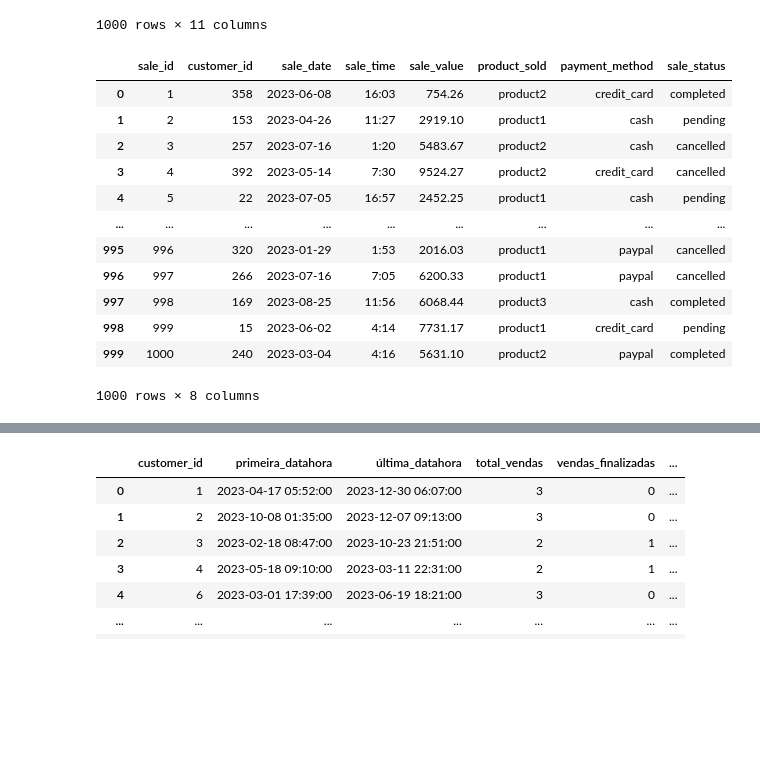
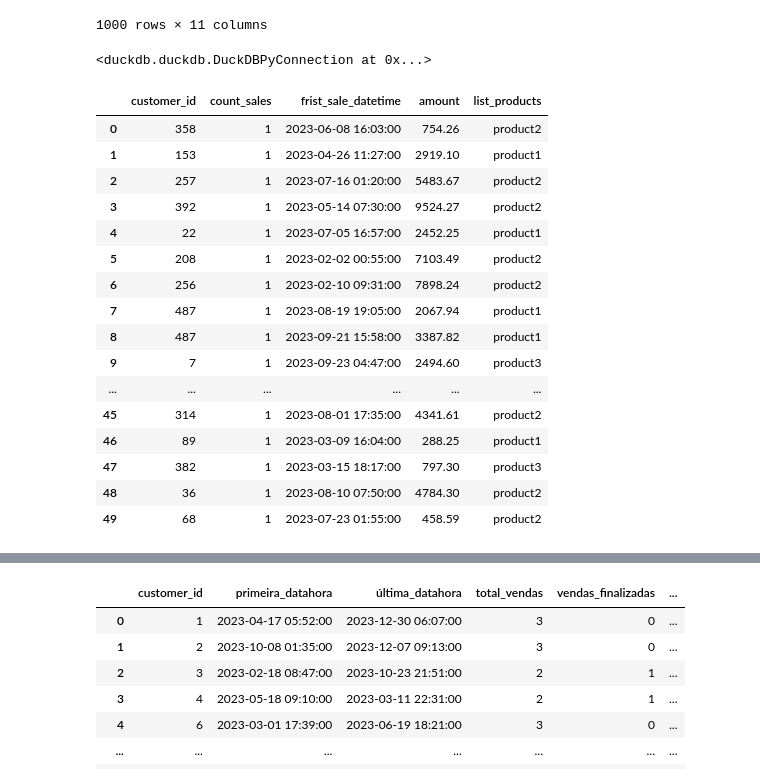
Before and after one commit to Renatoelho/data-lake, a Jupyter notebook: app/notebooks/criando-e-configurando-ambiente-datalake.ipynb, the cells around one changed output, grey strips where cells are left out. Cells and saved outputs as stored; diff of their text form; code cells hidden in the pictures; blank space fills up the shorter version.

```diff
--- a/app/notebooks/criando-e-configurando-ambiente-datalake.ipynb
+++ b/app/notebooks/criando-e-configurando-ambiente-datalake.ipynb
@@ -61,19 +62,49 @@ display(customer_df)
 1000 rows × 11 columns
 # %%
 sales_df = pd.read_csv("sales.txt", sep=";")
+# %%
+import duckdb
+
+conexao = duckdb.connect(database=":memory:", read_only=False)
+
+conexao.register("sales", sales_df)
+# %% [output]
+<duckdb.duckdb.DuckDBPyConnection at 0x...>
 # %%
-sales_df
+#query = "SELECT * FROM sales;"
+
+
+query = """
+SELECT  customer_id,
+        count(*) count_sales,
+        min(cast(concat(sale_date, ' ', lpad(sale_time, 5, '0'), ':00') as timestamp)) frist_sale_datetime,
+        sum(sale_value) amount,
+        --case when sale_status = 'completed' then sum(sale_value) else 0.00 end as amount_sold,
+        --case when sale_status = 'pending' then sum(sale_value) else 0.00 end as amount_pending,
+        --case when sale_status = 'cancelled' then sum(sale_value) else 0.00 end as amount_cancelled,
+        group_concat(product_sold, ',') list_products
+FROM sales
+GROUP BY customer_id, product_sold, sale_date, sale_time
+ORDER BY 2 DESC;
+"""
+
+resultado = conexao.execute(query).df()
+resultado.head(50)
 # %% [output]
-|  | sale_id | customer_id | sale_date | sale_time | sale_value | product_sold | payment_method | sale_status |
-| 0 | 1 | 358 | 2023-06-08 | 16:03 | 754.26 | product2 | credit_card | completed |
-| 1 | 2 | 153 | 2023-04-26 | 11:27 | 2919.10 | product1 | cash | pending |
-| 2 | 3 | 257 | 2023-07-16 | 1:20 | 5483.67 | product2 | cash | cancelled |
-| 3 | 4 | 392 | 2023-05-14 | 7:30 | 9524.27 | product2 | credit_card | cancelled |
-| 4 | 5 | 22 | 2023-07-05 | 16:57 | 2452.25 | product1 | cash | pending |
-| ... | ... | ... | ... | ... | ... | ... | ... | ... |
-| 995 | 996 | 320 | 2023-01-29 | 1:53 | 2016.03 | product1 | paypal | cancelled |
-| 996 | 997 | 266 | 2023-07-16 | 7:05 | 6200.33 | product1 | paypal | cancelled |
-| 997 | 998 | 169 | 2023-08-25 | 11:56 | 6068.44 | product3 | cash | completed |
-| 998 | 999 | 15 | 2023-06-02 | 4:14 | 7731.17 | product1 | credit_card | pending |
-| 999 | 1000 | 240 | 2023-03-04 | 4:16 | 5631.10 | product2 | paypal | completed |
+|  | customer_id | count_sales | frist_sale_datetime | amount | list_products |
+| 0 | 358 | 1 | 2023-06-08 16:03:00 | 754.26 | product2 |
+| 1 | 153 | 1 | 2023-04-26 11:27:00 | 2919.10 | product1 |
+| 2 | 257 | 1 | 2023-07-16 01:20:00 | 5483.67 | product2 |
+| 3 | 392 | 1 | 2023-05-14 07:30:00 | 9524.27 | product2 |
+| 4 | 22 | 1 | 2023-07-05 16:57:00 | 2452.25 | product1 |
+| 5 | 208 | 1 | 2023-02-02 00:55:00 | 7103.49 | product2 |
+| 6 | 256 | 1 | 2023-02-10 09:31:00 | 7898.24 | product2 |
+| 7 | 487 | 1 | 2023-08-19 19:05:00 | 2067.94 | product1 |
+| 8 | 487 | 1 | 2023-09-21 15:58:00 | 3387.82 | product1 |
+| 9 | 7 | 1 | 2023-09-23 04:47:00 | 2494.60 | product3 |
+| ... | ... | ... | ... | ... | ... |
+| 45 | 314 | 1 | 2023-08-01 17:35:00 | 4341.61 | product2 |
+| 46 | 89 | 1 | 2023-03-09 16:04:00 | 288.25 | product1 |
+| 47 | 382 | 1 | 2023-03-15 18:17:00 | 797.30 | product3 |
+| 48 | 36 | 1 | 2023-08-10 07:50:00 | 4784.30 | product2 |
+| 49 | 68 | 1 | 2023-07-23 01:55:00 | 458.59 | product2 |
-1000 rows × 8 columns
```
Also changed, not shown: parts of 3 cells of this notebook, 2 other files.
